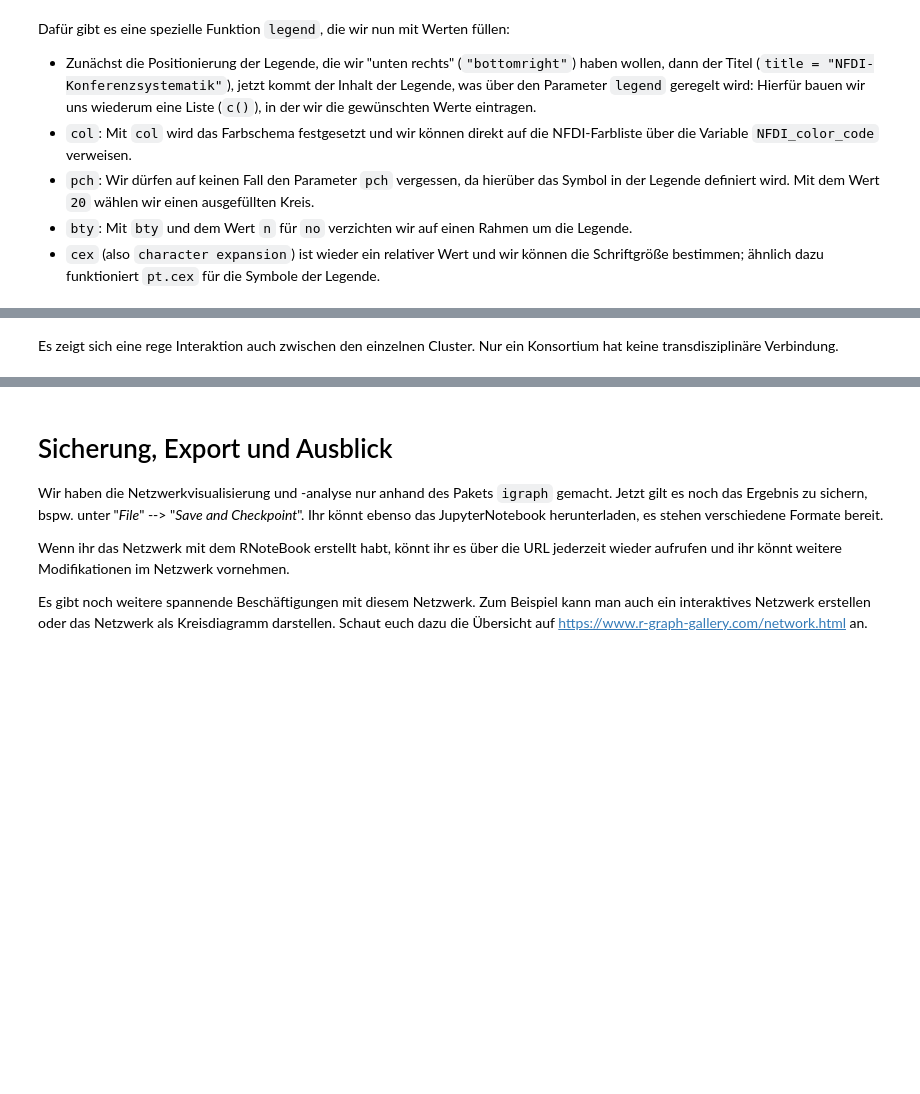
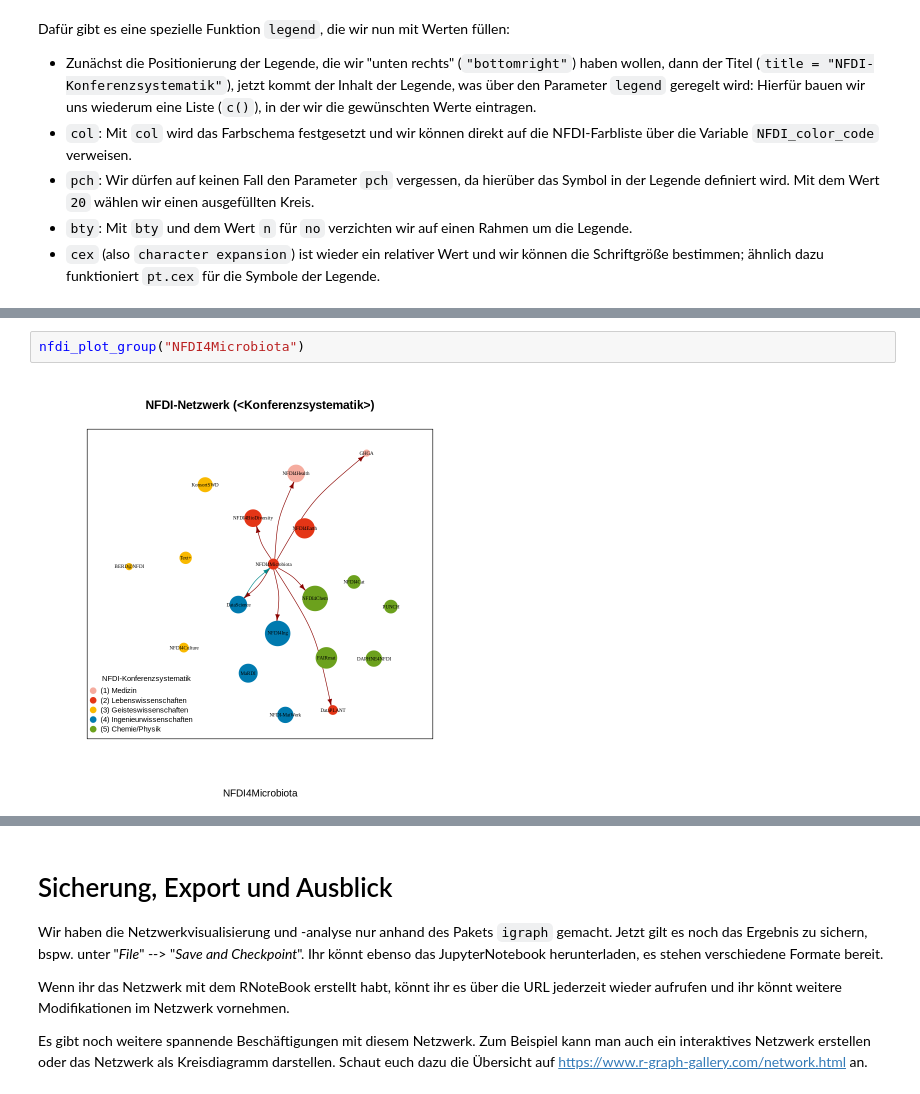
Before and after one commit to LukasCBossert/das-versprechen-der-vernetzung, a Jupyter notebook: Notebook/das-versprechen-der-vernetzung.ipynb, the cells around one changed output, grey strips where cells are left out. Saved outputs shown, nothing was run; the diff lists cells and outputs as text; blank space fills up the shorter version.

```diff
--- a/Notebook/das-versprechen-der-vernetzung.ipynb
+++ b/Notebook/das-versprechen-der-vernetzung.ipynb
@@ -877,3 +773,4 @@ legend("bottomright",   # x-position
-# %% [markdown]
-Es zeigt sich eine rege Interaktion auch zwischen den einzelnen Cluster.
-Nur ein Konsortium hat keine transdisziplinäre Verbindung.
+# %%
+nfdi_plot_group("NFDI4Microbiota")
+# %% [output]
+[figure, added]
```
Also changed, not shown: parts of 31 cells of this notebook, 18 other files.
